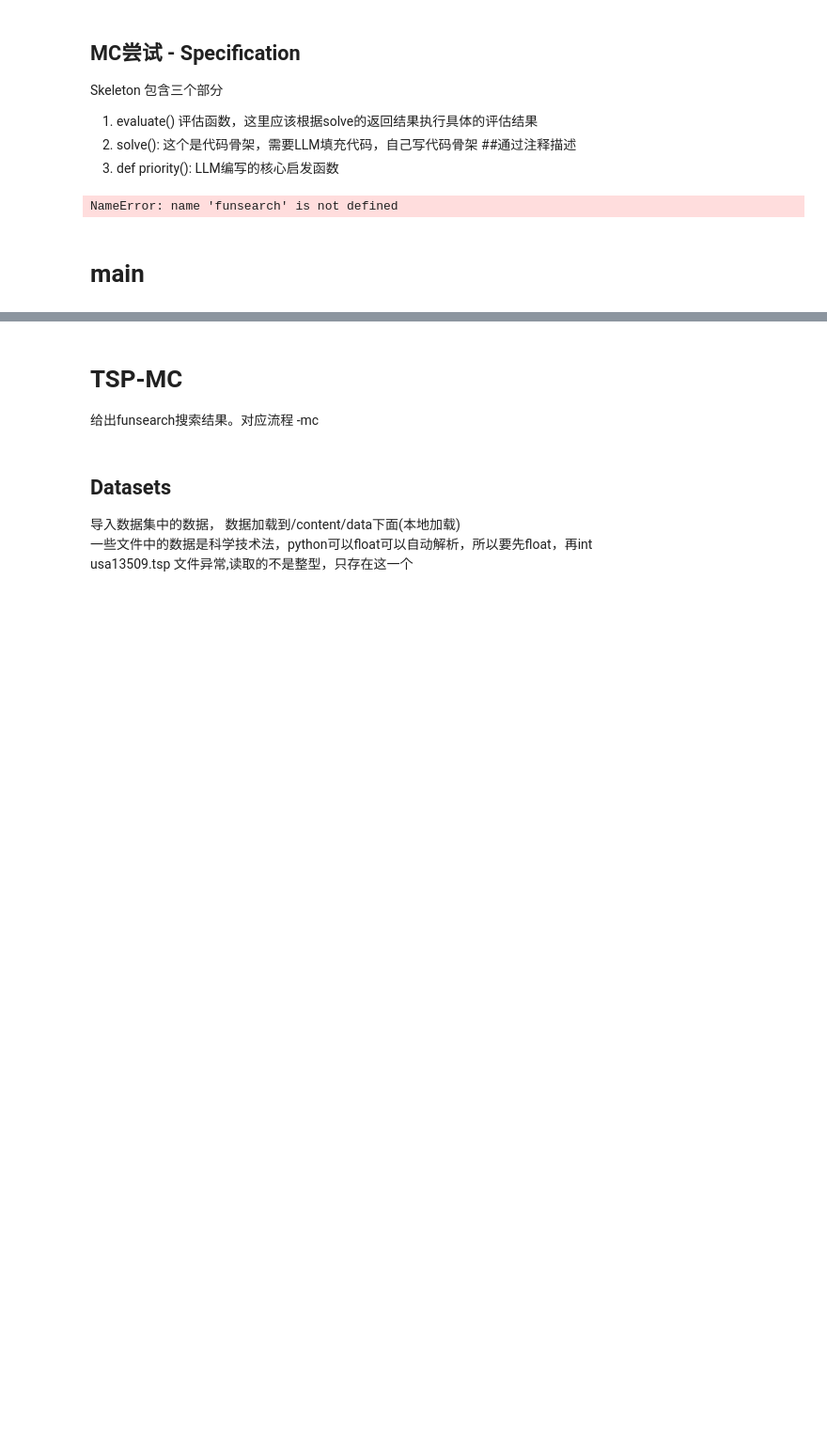
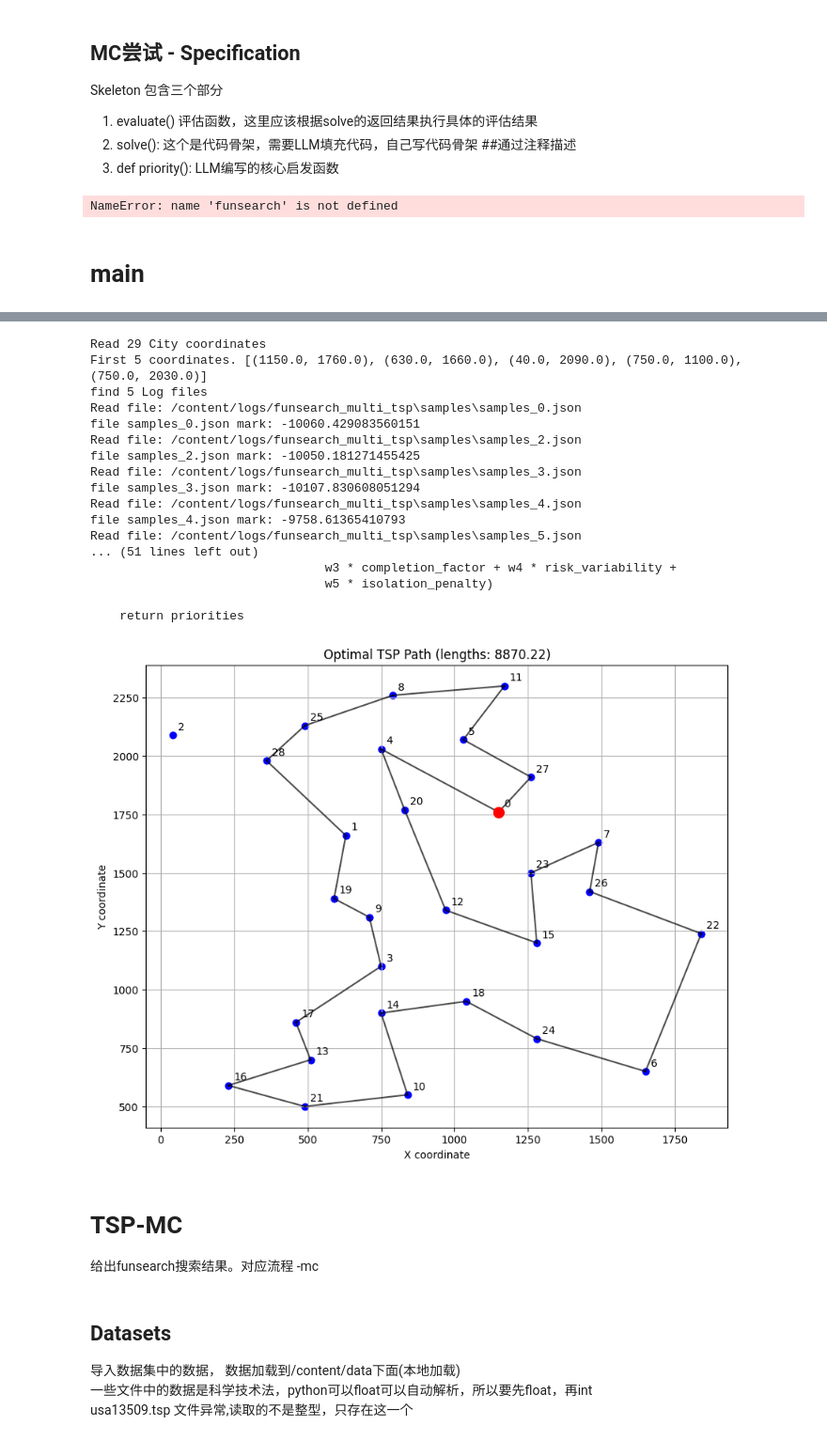
Before and after one commit to zehaosu0301/ai_tps_funsearch_project, a Jupyter notebook: AI_project.ipynb, the cells around one changed output, grey strips where cells are left out. Shown at 94% size. Drawn from its saved outputs; the diff is of its cells as text; code cells hidden in the pictures; blank space fills up the shorter version.

```diff
--- a/AI_project.ipynb
+++ b/AI_project.ipynb
@@ -1004,35 +1006,16 @@ for filename, matrix in input.items():
     else:
         print(f"Skip Dataset: {filename}, Number of cities: {matrix.shape[0]} (Too large)")
 
-def get_best_function_from_logs(log_dir):
-    """Extracting the Best Functions from the Log Catalog"""
-    json_dir = os.path.join(log_dir, 'samples')
-    best_score = float('-inf')
-    best_function = None
-
-    for filename in os.listdir(json_dir):
-        if filename.endswith('.json'):
-            with open(os.path.join(json_dir, filename), 'r') as f:
-                data = json.load(f)
-                score = data.get('score')
-                if score is not None and score > best_score:
-                    best_score = score
-                    best_function = data.get('function')
-
-    return best_score, best_function
-
+global_sample_nums=30
+log_dir = '/content/logs/funsearch_multi_tsp'
 
 results = funsearch.main(
         specification=specification,
         inputs=filtered_input,
         config=config_obj,
-        max_sample_nums=5,
+        max_sample_nums=global_sample_nums,
         class_config=class_config,
-        log_dir='../logs/funsearch_multi_tsp',
+        log_dir=log_dir
 
     )
-
-best_score, best_function = get_best_function_from_logs('../logs/funsearch_multi_tsp')
-print(f"\nbest score: {best_score}")
-print(f"best function:\n{best_function}")
 # %% [output]
@@ -1146,3 +1303,38 @@ def priority(current_city, distances, visited):
+# %%
+
+# Check if the directory exists
+if not os.path.exists(log_dir):
+    print(f"Creating a log directory: {log_dir}")
+    os.makedirs(log_dir, exist_ok=True)
+
+# Read coordinates
+coords = parse_display_coords("./data/bayg29.tsp")
+
+# Print coordinate information
+print(f"Read {len(coords)} City coordinates")
+print(f"First 5 coordinates. {coords[:5]}")
+
+# visualization
+visualize_tsp_path_with_coords(coords, log_dir)
+# %% [output]
+Read 29 City coordinates
+First 5 coordinates. [(1150.0, 1760.0), (630.0, 1660.0), (40.0, 2090.0), (750.0, 1100.0), (750.0, 2030.0)]
+find 5 Log files
+Read file: /content/logs/funsearch_multi_tsp\samples\samples_0.json
+file samples_0.json mark: -10060.429083560151
+Read file: /content/logs/funsearch_multi_tsp\samples\samples_2.json
+file samples_2.json mark: -10050.181271455425
+Read file: /content/logs/funsearch_multi_tsp\samples\samples_3.json
+file samples_3.json mark: -10107.830608051294
+Read file: /content/logs/funsearch_multi_tsp\samples\samples_4.json
+file samples_4.json mark: -9758.61365410793
+Read file: /content/logs/funsearch_multi_tsp\samples\samples_5.json
+... (51 lines left out)
+                                w3 * completion_factor + w4 * risk_variability +
+                                w5 * isolation_penalty)
+
+    return priorities
+[figure, added]
 # %% [markdown]
 # TSP-MC
 给出funsearch搜索结果。对应流程 -mc
```
Also changed, not shown: parts of 4 cells of this notebook, 8 other files.
